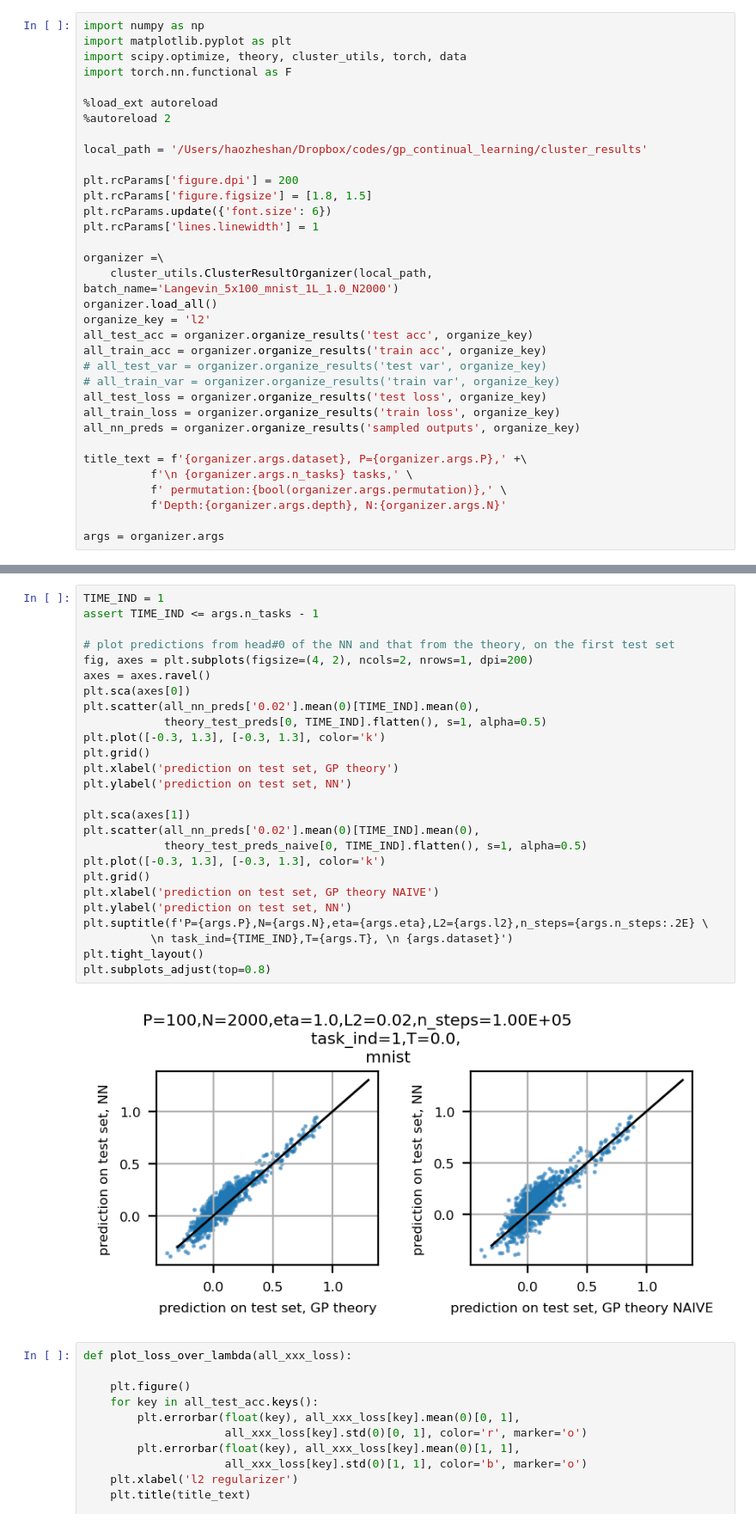
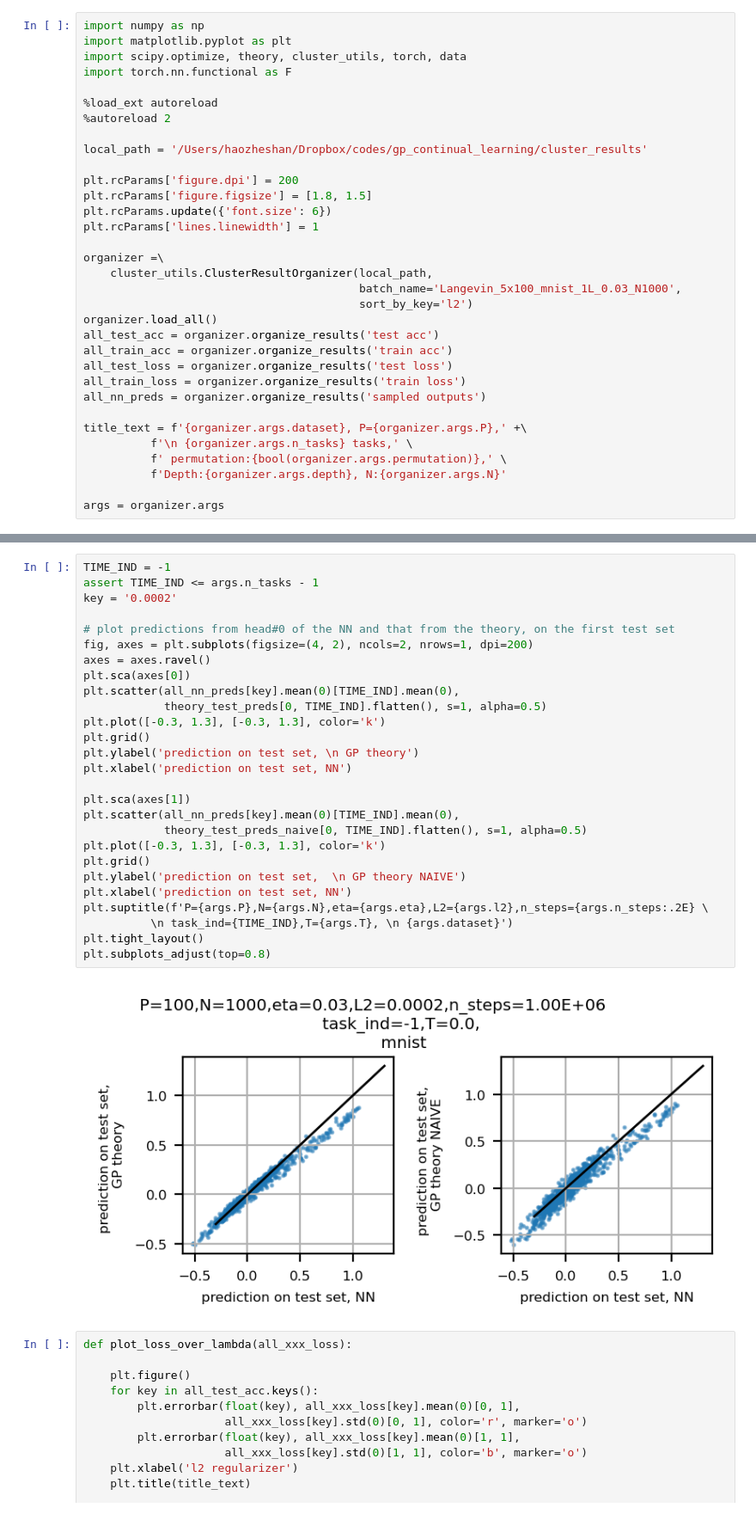
Before and after one commit to hzshan/gp_continual_learning, a Jupyter notebook: notebooks/viewer_sgd.ipynb, the cells around one changed output, grey strips where cells are left out. Shown: that part at 86% size. Cells and saved outputs as stored; diff of their text form.

```diff
--- a/notebooks/viewer_sgd.ipynb
+++ b/notebooks/viewer_sgd.ipynb
@@ -15,16 +15,15 @@ plt.rcParams.update({'font.size': 6})
 plt.rcParams['lines.linewidth'] = 1
 
 organizer =\
-    cluster_utils.ClusterResultOrganizer(local_path, batch_name='Langevin_5x100_mnist_1L_1.0_N2000')
+    cluster_utils.ClusterResultOrganizer(local_path,
+                                         batch_name='Langevin_5x100_mnist_1L_0.03_N1000',
+                                         sort_by_key='l2')
 organizer.load_all()
-organize_key = 'l2'
-all_test_acc = organizer.organize_results('test acc', organize_key)
-all_train_acc = organizer.organize_results('train acc', organize_key)
-# all_test_var = organizer.organize_results('test var', organize_key)
-# all_train_var = organizer.organize_results('train var', organize_key)
-all_test_loss = organizer.organize_results('test loss', organize_key)
-all_train_loss = organizer.organize_results('train loss', organize_key)
-all_nn_preds = organizer.organize_results('sampled outputs', organize_key)
+all_test_acc = organizer.organize_results('test acc')
+all_train_acc = organizer.organize_results('train acc')
+all_test_loss = organizer.organize_results('test loss')
+all_train_loss = organizer.organize_results('train loss')
+all_nn_preds = organizer.organize_results('sampled outputs')
 
 title_text = f'{organizer.args.dataset}, P={organizer.args.P},' +\
           f'\n {organizer.args.n_tasks} tasks,' \
@@ -77,31 +67,32 @@ theory.compute_mean_predictions(seq_of_train_x.double(),
 # %%
-TIME_IND = 1
+TIME_IND = -1
 assert TIME_IND <= args.n_tasks - 1
+key = '0.0002'
 
 # plot predictions from head#0 of the NN and that from the theory, on the first test set
 fig, axes = plt.subplots(figsize=(4, 2), ncols=2, nrows=1, dpi=200)
 axes = axes.ravel()
 plt.sca(axes[0])
-plt.scatter(all_nn_preds['0.02'].mean(0)[TIME_IND].mean(0),
+plt.scatter(all_nn_preds[key].mean(0)[TIME_IND].mean(0),
             theory_test_preds[0, TIME_IND].flatten(), s=1, alpha=0.5)
 plt.plot([-0.3, 1.3], [-0.3, 1.3], color='k')
 plt.grid()
-plt.xlabel('prediction on test set, GP theory')
-plt.ylabel('prediction on test set, NN')
+plt.ylabel('prediction on test set, \n GP theory')
+plt.xlabel('prediction on test set, NN')
 
 plt.sca(axes[1])
-plt.scatter(all_nn_preds['0.02'].mean(0)[TIME_IND].mean(0),
+plt.scatter(all_nn_preds[key].mean(0)[TIME_IND].mean(0),
             theory_test_preds_naive[0, TIME_IND].flatten(), s=1, alpha=0.5)
 plt.plot([-0.3, 1.3], [-0.3, 1.3], color='k')
 plt.grid()
-plt.xlabel('prediction on test set, GP theory NAIVE')
-plt.ylabel('prediction on test set, NN')
+plt.ylabel('prediction on test set,  \n GP theory NAIVE')
+plt.xlabel('prediction on test set, NN')
 plt.suptitle(f'P={args.P},N={args.N},eta={args.eta},L2={args.l2},n_steps={args.n_steps:.2E} \
           \n task_ind={TIME_IND},T={args.T}, \n {args.dataset}')
 plt.tight_layout()
 plt.subplots_adjust(top=0.8)
 # %% [output]
-[figure, old version]
+[figure, new version]
 # %%
 def plot_loss_over_lambda(all_xxx_loss):
 
```
Also changed, not shown: parts of 2 cells of this notebook, 4 other files.
